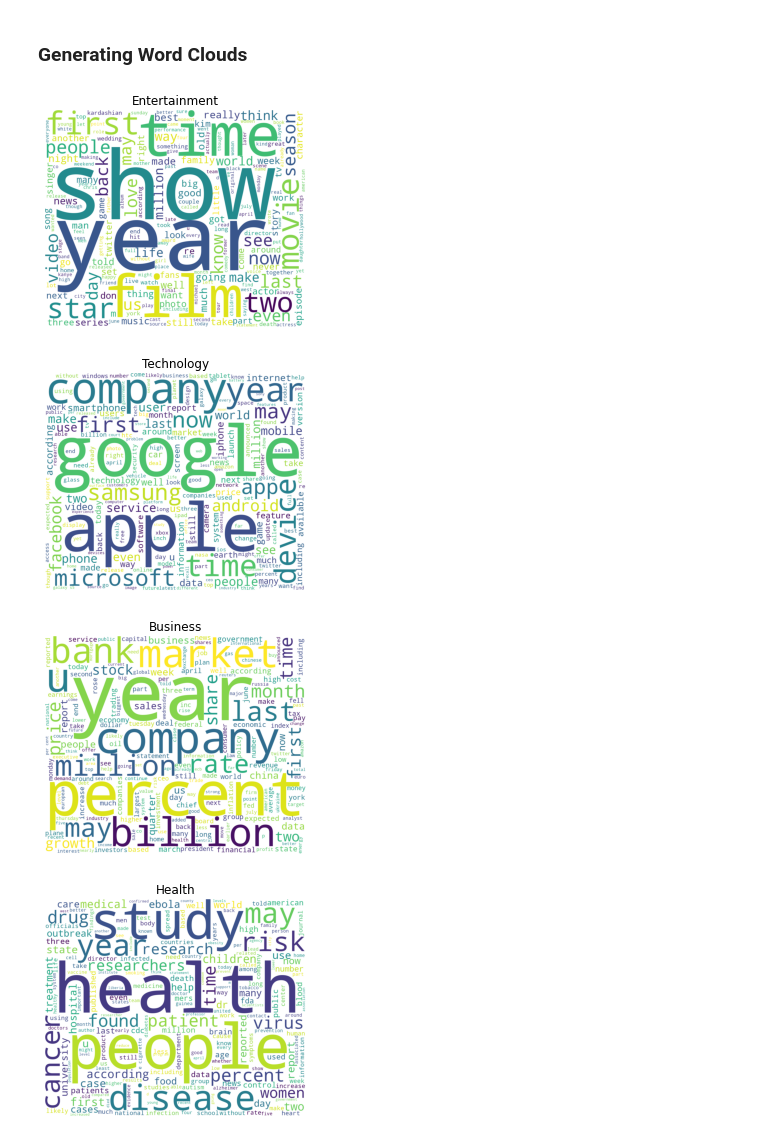
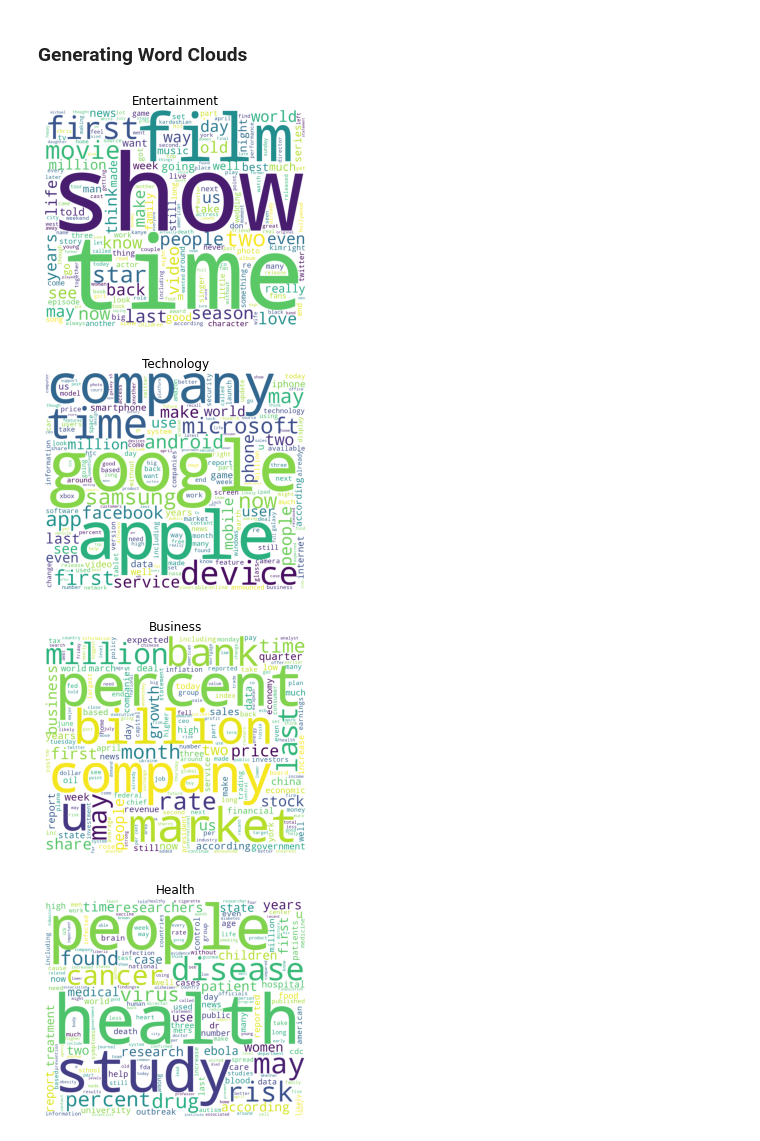
Before and after one commit to vtsiatouras/big-data-analytics, a Jupyter notebook: notebooks/wordcloud.ipynb, the cells around one changed output. Cells and saved outputs as stored; diff of their text form; code cells hidden in the pictures.

Commit message:
[fix]: added stopword 'year' at the wordcloud

```diff
--- a/notebooks/wordcloud.ipynb
+++ b/notebooks/wordcloud.ipynb
@@ -35,26 +35,26 @@ df.columns = ['id', 'title', 'content', 'label']
 ### Generating Word Clouds
 # %%
 words_per_category = dict()
-stop_words = STOPWORDS.update(['will', 's', 't', 'one', 'new', 'said', 'say', 'says'])
+stop_words = STOPWORDS.update(['will', 's', 't', 'one', 'new', 'said', 'say', 'says', 'year'])
 word_cloud = WordCloud(stopwords=stop_words, background_color='white', width=1200, height=1000)
 
 for row in df.itertuples(index=False):
     counts_line = word_cloud.process_text(row.content + ' ' + row.title)
     if row.label not in words_per_category:
         words_per_category[row.label] = Counter(counts_line)
     else:
         words_per_category[row.label] += Counter(counts_line)
 
 for category, words_frequencies in words_per_category.items():
     word_cloud_img = word_cloud.generate_from_frequencies(words_frequencies)
     plt.figure()
     plt.imshow(word_cloud_img)
     plt.title(category)
     plt.axis('off')
     plt.draw()
 plt.show()
 # %% [output]
-[figure, old version]
+[figure, new version]
-[figure, old version]
+[figure, new version]
-[figure, old version]
+[figure, new version]
-[figure, old version]
+[figure, new version]
```
Also changed, not shown: parts of 1 cell of this notebook.
